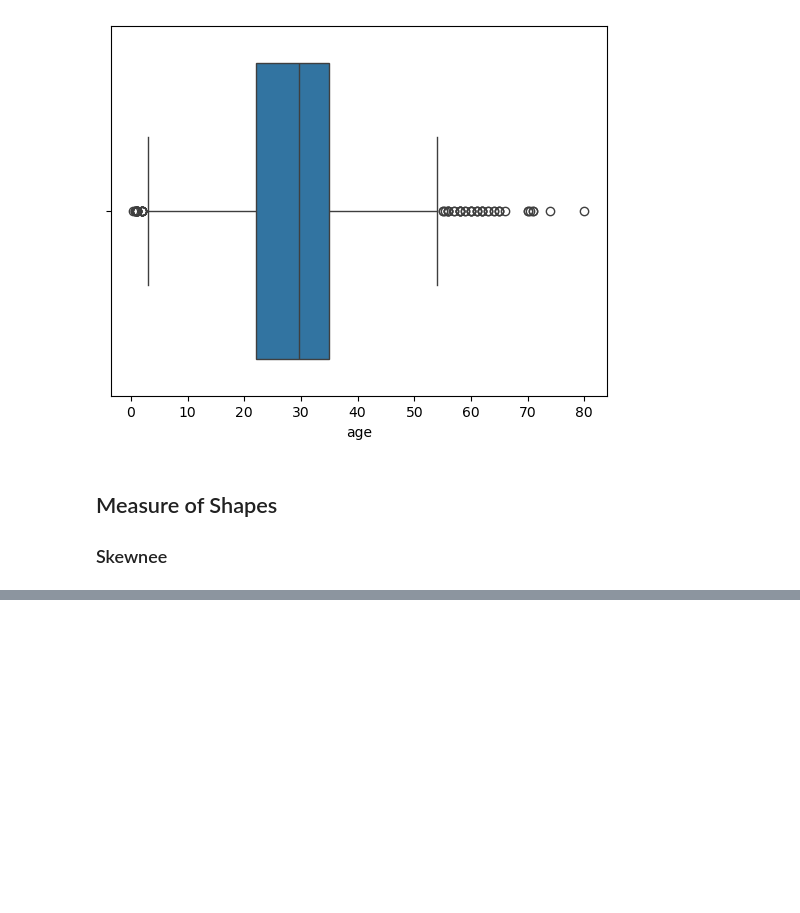
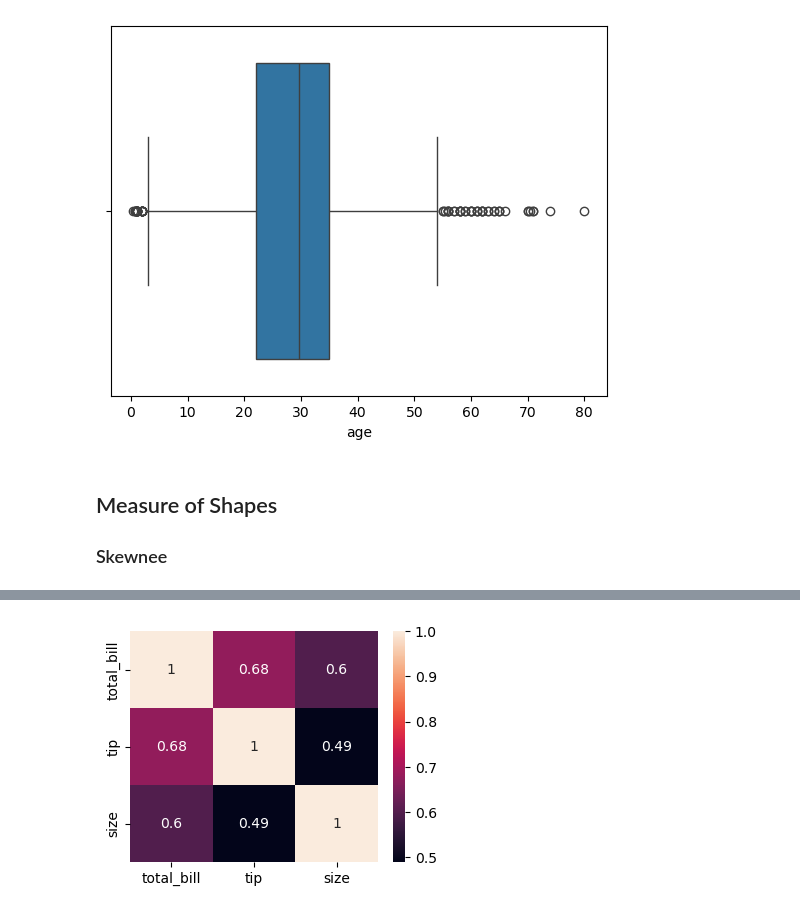
Before and after one commit to MrKami04/Statistics-for-Data-Science, a Jupyter notebook: 02stats.ipynb, the cells around one changed output, grey strips where cells are left out. Cells and saved outputs as stored; diff of their text form; code cells hidden in the pictures; blank space fills up the shorter version.

```diff
--- a/02stats.ipynb
+++ b/02stats.ipynb
@@ -289,0 +355,3 @@ plt.show()
+# %%
+df = sns.load_dataset("tips")
+df.head(2)
@@ -289,0 +390,2 @@ plt.show()
+# %%
+data_corr =df.select_dtypes(["float64","int64"]).corr()
@@ -289,0 +394,6 @@ plt.show()
+# %%
+plt.figure(figsize=(4,3))
+sns.heatmap(data_corr, annot=True)
+plt.show()
+# %% [output]
+[figure, added]
```
Also changed, not shown: parts of 55 cells of this notebook.
